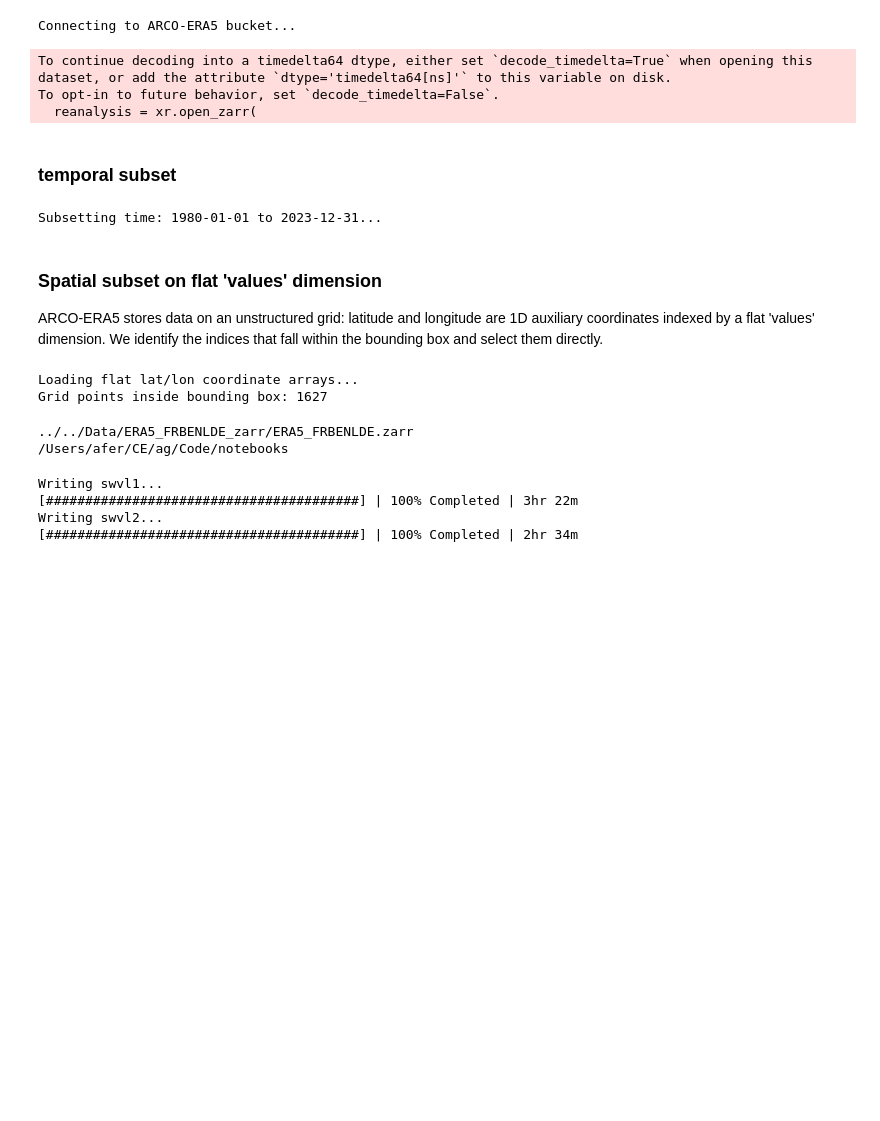
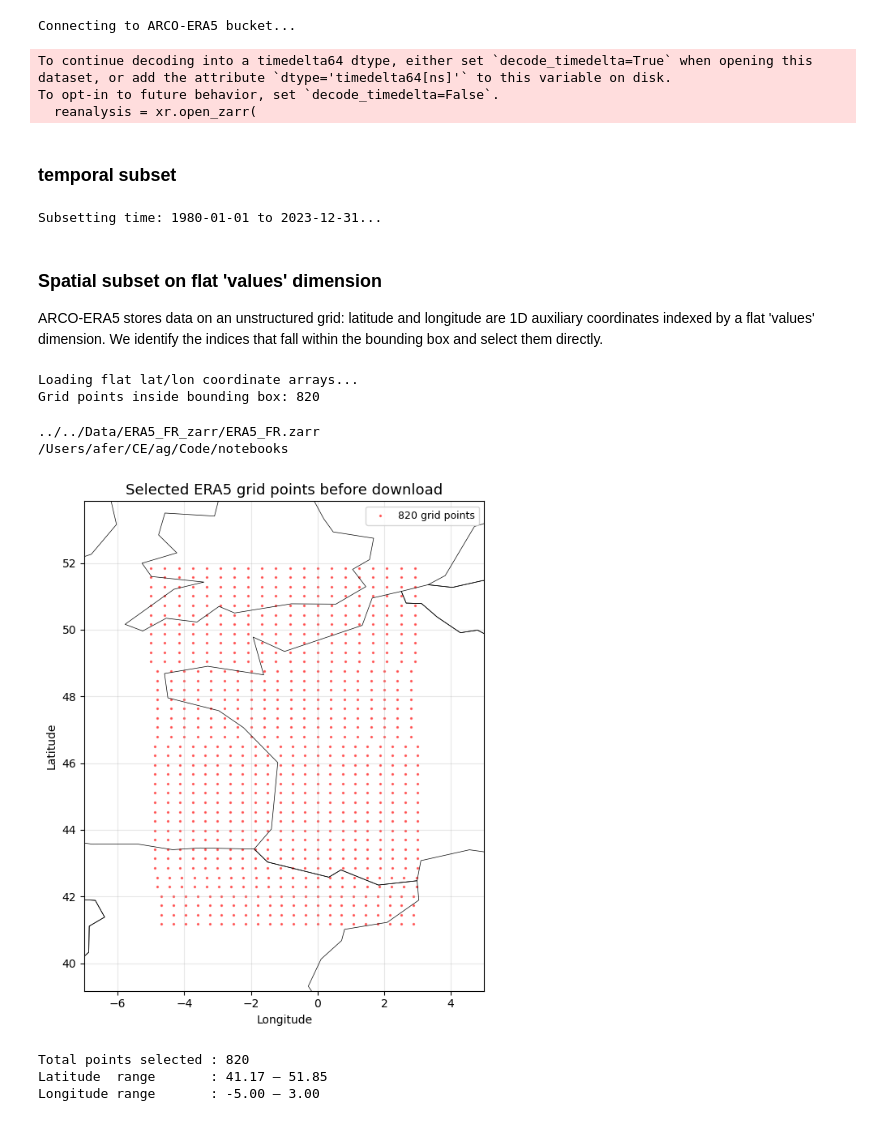
Before and after one commit to afernandez74/CDHW_ag, a Jupyter notebook: Code/notebooks/load_ARCO_ERA5.ipynb, the cells around one changed output. Drawn from its saved outputs; the diff is of its cells as text; code cells hidden in the pictures; blank space fills up the shorter version.

```diff
--- a/Code/notebooks/load_ARCO_ERA5.ipynb
+++ b/Code/notebooks/load_ARCO_ERA5.ipynb
@@ -44,17 +44,17 @@ from pathlib import Path
 # %%
 
 ARCO_URL   = 'gs://gcp-public-data-arco-era5/co/single-level-reanalysis.zarr'
-ZARR_PATH  = Path('./../../Data/ERA5_FRBENLDE_zarr/ERA5_FRBENLDE.zarr')
+ZARR_PATH  = Path('./../../Data/ERA5_FR_zarr/ERA5_FR.zarr')
 # VARIABLES  = ['t2m', 'd2m', 'swvl1', 'swvl2']
 # VARIABLES  = ['swvl1', 'swvl2']
-VARIABLES  = ['t2m', 'd2m']
+VARIABLES  = ['t2m', 'd2m','swvl2']
 TIME_START = '1980-01-01'
 TIME_END   = '2023-12-31'
 
 # Bounding box for FR, BE, NL, DE
-# ARCO-ERA5 uses 0–360° longitude convention; Western Europe needs no conversion
-LAT_MIN, LAT_MAX =  41,   55
-LON_MIN, LON_MAX =   3,   16
+# ARCO-ERA5 uses 0–360° longitude convention
+LAT_MIN, LAT_MAX =  41,   52
+LON_MIN, LON_MAX =   355,   3
 
 
 print("Connecting to ARCO-ERA5 bucket...")
@@ -92,7 +92,7 @@ lon = reanalysis.longitude.compute().values  # shape: (542080,)
 
 spatial_mask = (
     (lat >= LAT_MIN) & (lat <= LAT_MAX) &
-    (lon >= LON_MIN) & (lon <= LON_MAX)
+    ((lon >= LON_MIN) | (lon <= LON_MAX))
 )
 values_idx = np.where(spatial_mask)[0]
 print(f"Grid points inside bounding box: {len(values_idx)}")
@@ -100,41 +100,56 @@ print(f"Grid points inside bounding box: {len(values_idx)}")
 subset_spatial = subset.isel(values=values_idx)
 # %% [output]
 Loading flat lat/lon coordinate arrays...
-Grid points inside bounding box: 1627
+Grid points inside bounding box: 820
 # %%
 print(ZARR_PATH)
 print(os.getcwd())
 # %% [output]
-../../Data/ERA5_FRBENLDE_zarr/ERA5_FRBENLDE.zarr
+../../Data/ERA5_FR_zarr/ERA5_FR.zarr
 /Users/afer/CE/ag/Code/notebooks
 # %%
-# Download raw data preserving the native 'values' dimension
-# No set_index, no unstack — just spatial and temporal subsetting
+import matplotlib.pyplot as plt
+import geopandas as gpd
 
-from dask.diagnostics import ProgressBar
+# Load country boundaries for context
+COUNTRIES_SHP_PATH = Path('./../../Data/countries_shp/ne_110m_admin_0_countries.shp')
+world = gpd.read_file(str(COUNTRIES_SHP_PATH))
 
-subset_spatial = reanalysis[VARIABLES].sel(
-    time=slice(TIME_START, TIME_END)
-).isel(values=values_idx)
+# Convert selected longitudes from 0-360 to -180/180 for plotting
+lon_plot = lon[values_idx].copy()
+lon_plot[lon_plot > 180] -= 360   # 355° → -5°
 
-# Assign lat/lon as auxiliary coordinates but DO NOT unstack
-subset_spatial = subset_spatial.assign_coords(
-    latitude=('values',  lat[values_idx]),
-    longitude=('values', lon[values_idx])
+lat_plot = lat[values_idx]
+
+# Plot
+fig, ax = plt.subplots(figsize=(10, 7))
+
+# Country boundaries
+world.boundary.plot(ax=ax, linewidth=0.5, color='black')
+
+# Selected grid points
+ax.scatter(
+    lon_plot, lat_plot,
+    s=2, color='red', alpha=0.5, label=f'{len(values_idx)} grid points'
 )
 
-# Save per variable
-for var in VARIABLES:
-    var_zarr_path = ZARR_PATH / f"ERA5_FRBENLDE_{var}_raw.zarr"
-    print(f"Writing {var}...")
-    with ProgressBar():
-        (
-            subset_spatial[[var]]
-            .chunk({'time': 24 * 365, 'values': -1})
-            .to_zarr(var_zarr_path, mode='w', compute=True)
-        )
+# Zoom to region with some padding
+ax.set_xlim(lon_plot.min() - 2, lon_plot.max() + 2)
+ax.set_ylim(lat_plot.min() - 2, lat_plot.max() + 2)
+
+ax.set_title('Selected ERA5 grid points before download', fontsize=13)
+ax.set_xlabel('Longitude')
+ax.set_ylabel('Latitude')
+ax.legend(fontsize=9)
+ax.grid(True, alpha=0.3)
+plt.tight_layout()
+plt.show()
+
+print(f"Total points selected : {len(values_idx)}")
+print(f"Latitude  range       : {lat_plot.min():.2f} – {lat_plot.max():.2f}")
+print(f"Longitude range       : {lon_plot.min():.2f} – {lon_plot.max():.2f}")
 # %% [output]
+[figure, added]
-Writing swvl1...
-[########################################] | 100% Completed | 3hr 22m
-Writing swvl2...
-[########################################] | 100% Completed | 2hr 34m
+Total points selected : 820
+Latitude  range       : 41.17 – 51.85
+Longitude range       : -5.00 – 3.00
```
Also changed, not shown: parts of 3 cells of this notebook, 7 other files.
